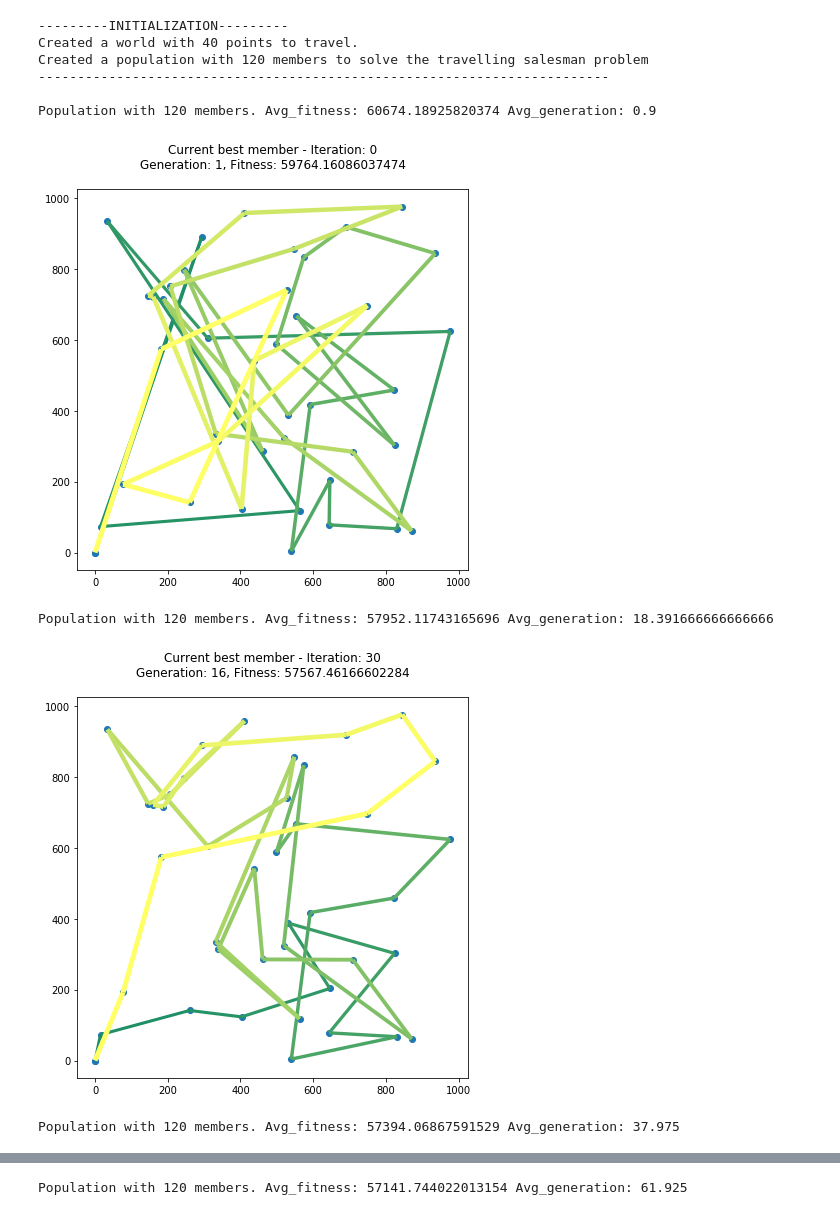
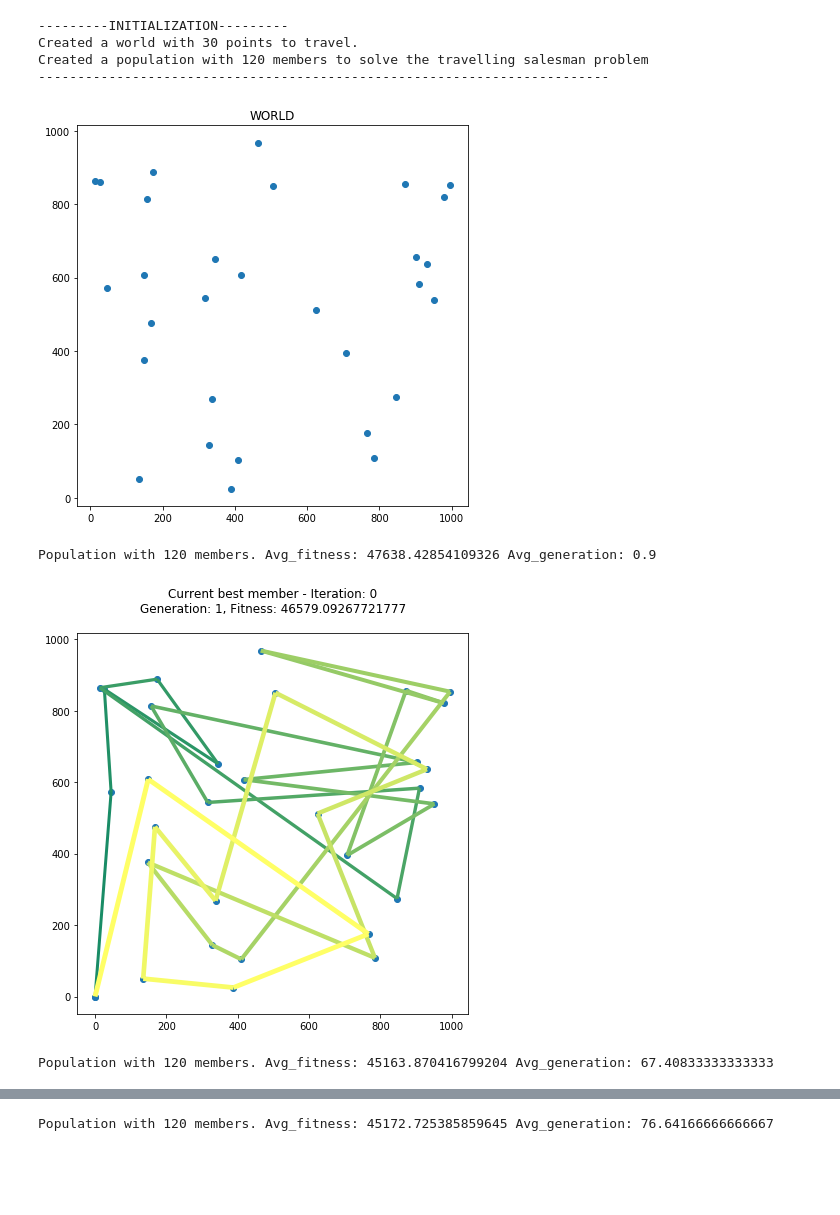
Before and after one commit to GiftofHermes/Genetic-Algorithm-Travelling-Salesman, a Jupyter notebook: Genetic Algorithm solving Travelling Salesman.ipynb, the cells around one changed output, grey strips where cells are left out. Cells and saved outputs as stored; diff of their text form; code cells hidden in the pictures; blank space fills up the shorter version.

```diff
--- a/Genetic Algorithm solving Travelling Salesman.ipynb
+++ b/Genetic Algorithm solving Travelling Salesman.ipynb
@@ -34,6 +34,14 @@ class Member:
         for i in range(len(self.dna)-1):
             score += calculate_distance(*self.dna[i], *self.dna[i+1])
         return score
+
+    @property
+    def mutation_amount(self):
+        mutation_amount = int(len(self.dna) /10)
+        if mutation_amount > 1:
+            return mutation_amount
+        else:
+            return 1
 
     def __eq__(self, other):
         return self.fitness == other.fitness
@@ -79,8 +87,9 @@ class Member:
 
     def mutate(self, p_mutation):
         if np.random.rand() < p_mutation:
-            x, y = np.random.randint(low=1, high=len(self.dna)-1, size=(2))
-            self.dna[x], self.dna[y] = self.dna[y].copy(), self.dna[x].copy()
+            for i in range(self.mutation_amount):
+                x, y = np.random.randint(low=1, high=len(self.dna)-1, size=(2))
+                self.dna[x], self.dna[y] = self.dna[y].copy(), self.dna[x].copy()
 
     def plot(self, iteration=None):
         fig, ax = plt.subplots(figsize=(7,7))
@@ -177,6 +186,8 @@ class World:
         self.points = np.random.choice(np.arange(1,1000), replace=False, size=(num_points,2))
 
     def plot(self):
+        fig, ax = plt.subplots(figsize=(7,7))
+        plt.title('WORLD')
         plt.scatter(self.points[:,0], self.points[:,1])
         plt.show()
 # %%
@@ -194,9 +205,10 @@ def main(number_of_iterations):
     breed_top = 0.4
     keep_top = 0.1
     num_members = 120
-    num_points = 40
+    num_points = 30
     # initialize the map and the population
     world, population = initialize(num_points=num_points,num_members=num_members)
+    world.plot()
     # for a large number of iterations do:
     for i in range(number_of_iterations):
         # evaluate the fitness of the current population
@@ -208,21 +220,19 @@ def main(number_of_iterations):
         population = population.next_generation(keep_top=keep_top, breed_top=breed_top, num_children=num_members)
         population.sort()
     # plot the results
-        if i % 30 == 0:
+        if i % 100 == 0:
             print(population)
             population.best_member().plot(iteration=i)
             global best
             best = population.best_member()
 # %%
-main(201)
+main(501)
 # %% [output]
 ---------INITIALIZATION---------
-Created a world with 40 points to travel.
+Created a world with 30 points to travel.
 Created a population with 120 members to solve the travelling salesman problem
 -------------------------------------------------------------------------
-
-Population with 120 members. Avg_fitness: 60674.18925820374 Avg_generation: 0.9
-[figure, old version]
+[figure, new version]
-Population with 120 members. Avg_fitness: 57952.11743165696 Avg_generation: 18.391666666666666
+Population with 120 members. Avg_fitness: 47638.42854109326 Avg_generation: 0.9
-[figure, old version]
+[figure, new version]
-Population with 120 members. Avg_fitness: 57394.06867591529 Avg_generation: 37.975
+Population with 120 members. Avg_fitness: 45163.870416799204 Avg_generation: 67.40833333333333
@@ -230 +240 @@ Population with 120 members. Avg_fitness: 57394.06867591529 Avg_generation: 37.9
-Population with 120 members. Avg_fitness: 57141.744022013154 Avg_generation: 61.925
+Population with 120 members. Avg_fitness: 45172.725385859645 Avg_generation: 76.64166666666667
```
Also changed, not shown: parts of 2 cells of this notebook.
